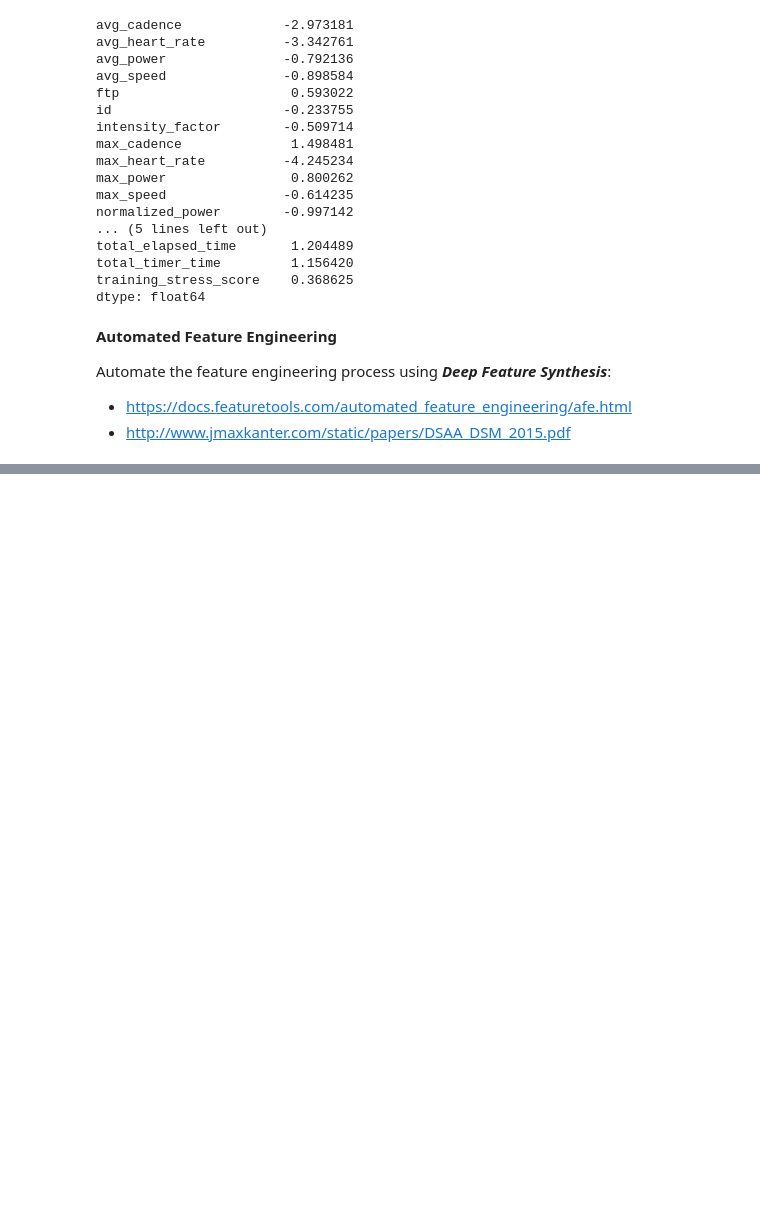
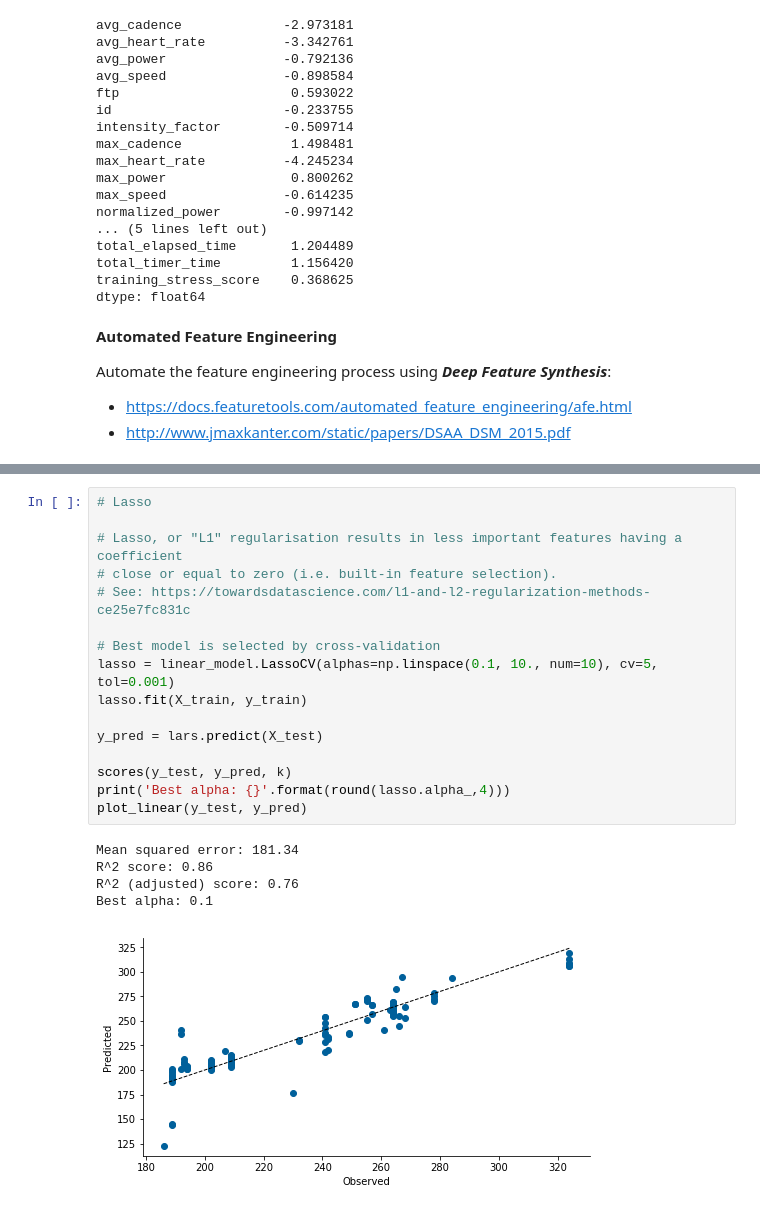
Before and after one commit to jrkinley-zz/ftp_proba, a Jupyter notebook: ftp_proba.ipynb, the cells around one changed output, grey strips where cells are left out. Drawn from its saved outputs; the diff is of its cells as text; blank space fills up the shorter version.

Commit message:
Results WIP

```diff
--- a/ftp_proba.ipynb
+++ b/ftp_proba.ipynb
@@ -451,0 +612,22 @@ print(*defs, sep='\n')
+# %%
+# Lasso
+
+# Lasso, or "L1" regularisation results in less important features having a coefficient
+# close or equal to zero (i.e. built-in feature selection).
+# See: https://towardsdatascience.com/l1-and-l2-regularization-methods-ce25e7fc831c
+
+# Best model is selected by cross-validation
+lasso = linear_model.LassoCV(alphas=np.linspace(0.1, 10., num=10), cv=5, tol=0.001)
+lasso.fit(X_train, y_train)
+
+y_pred = lars.predict(X_test)
+
+scores(y_test, y_pred, k)
+print('Best alpha: {}'.format(round(lasso.alpha_,4)))
+plot_linear(y_test, y_pred)
+# %% [output]
+Mean squared error: 181.34
+R^2 score: 0.86
+R^2 (adjusted) score: 0.76
+Best alpha: 0.1
+[figure, added]
```
Also changed, not shown: parts of 19 cells of this notebook.
